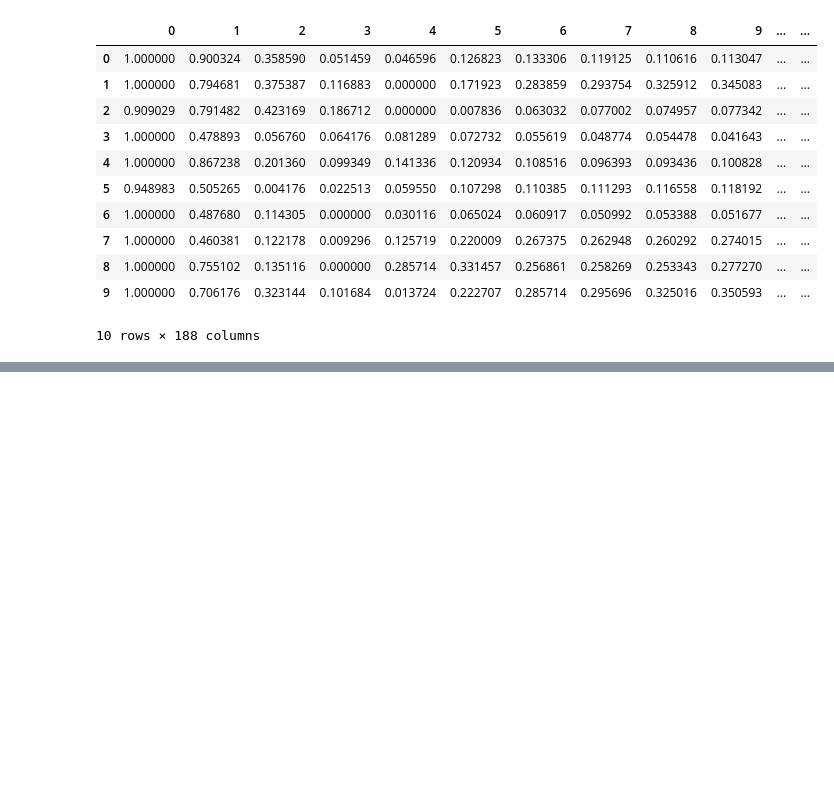
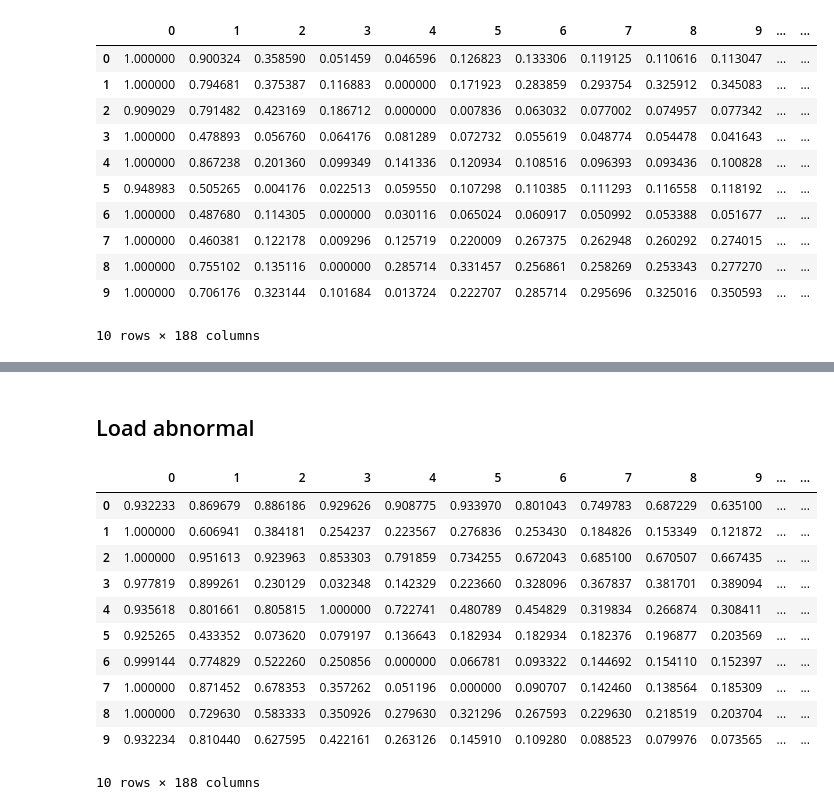
Before and after one commit to bartekbiz/ECD-Anomaly-Detection-Model, a Jupyter notebook: notebooks/ECD-Anomaly-Detection.ipynb, the cells around one changed output, grey strips where cells are left out. Saved outputs shown, nothing was run; the diff lists cells and outputs as text; code cells hidden in the pictures; blank space fills up the shorter version.

```diff
--- a/notebooks/ECD-Anomaly-Detection.ipynb
+++ b/notebooks/ECD-Anomaly-Detection.ipynb
@@ -24,0 +44,21 @@ df_normal.head(10)
+# %% [markdown]
+## Load abnormal
+# %%
+df_abnormal = pd.read_csv('../data/ptbdb_abnormal.csv',header=None)
+
+df_abnormal.dropna()
+
+df_abnormal.head(10)
+# %% [output]
+|  | 0 | 1 | 2 | 3 | 4 | 5 | 6 | 7 | 8 | 9 | ... | ... |
+| 0 | 0.932233 | 0.869679 | 0.886186 | 0.929626 | 0.908775 | 0.933970 | 0.801043 | 0.749783 | 0.687229 | 0.635100 | ... | ... |
+| 1 | 1.000000 | 0.606941 | 0.384181 | 0.254237 | 0.223567 | 0.276836 | 0.253430 | 0.184826 | 0.153349 | 0.121872 | ... | ... |
+| 2 | 1.000000 | 0.951613 | 0.923963 | 0.853303 | 0.791859 | 0.734255 | 0.672043 | 0.685100 | 0.670507 | 0.667435 | ... | ... |
+| 3 | 0.977819 | 0.899261 | 0.230129 | 0.032348 | 0.142329 | 0.223660 | 0.328096 | 0.367837 | 0.381701 | 0.389094 | ... | ... |
+| 4 | 0.935618 | 0.801661 | 0.805815 | 1.000000 | 0.722741 | 0.480789 | 0.454829 | 0.319834 | 0.266874 | 0.308411 | ... | ... |
+| 5 | 0.925265 | 0.433352 | 0.073620 | 0.079197 | 0.136643 | 0.182934 | 0.182934 | 0.182376 | 0.196877 | 0.203569 | ... | ... |
+| 6 | 0.999144 | 0.774829 | 0.522260 | 0.250856 | 0.000000 | 0.066781 | 0.093322 | 0.144692 | 0.154110 | 0.152397 | ... | ... |
+| 7 | 1.000000 | 0.871452 | 0.678353 | 0.357262 | 0.051196 | 0.000000 | 0.090707 | 0.142460 | 0.138564 | 0.185309 | ... | ... |
+| 8 | 1.000000 | 0.729630 | 0.583333 | 0.350926 | 0.279630 | 0.321296 | 0.267593 | 0.229630 | 0.218519 | 0.203704 | ... | ... |
+| 9 | 0.932234 | 0.810440 | 0.627595 | 0.422161 | 0.263126 | 0.145910 | 0.109280 | 0.088523 | 0.079976 | 0.073565 | ... | ... |
+10 rows × 188 columns
```
Also changed, not shown: parts of 15 cells of this notebook.
